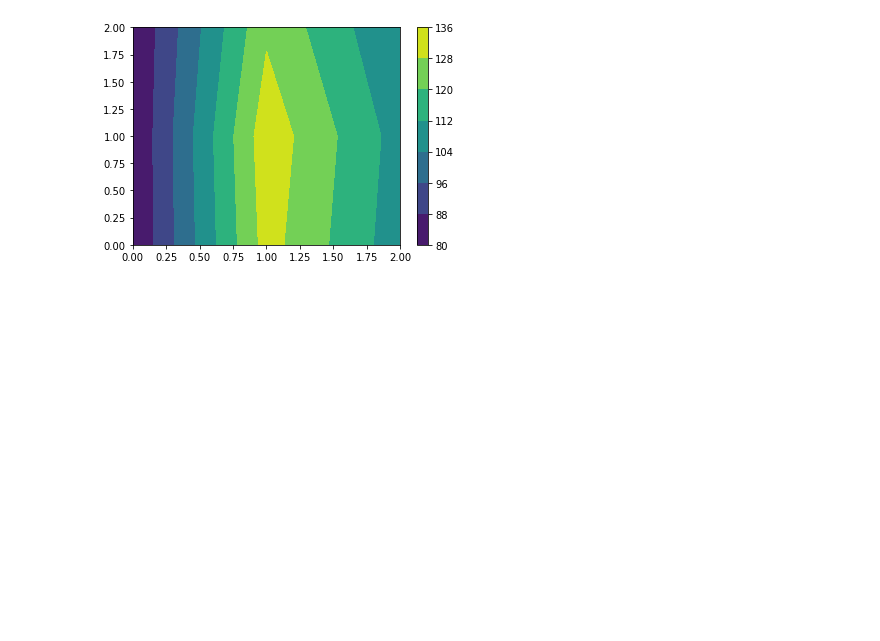
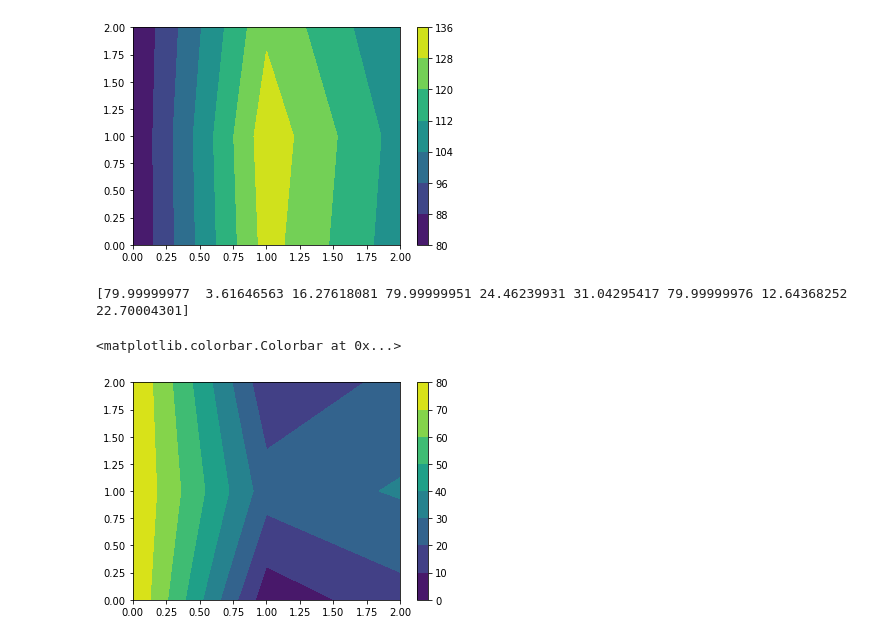
Before and after one commit to seatemelleri/SEA-Temelleri, a Jupyter notebook: Dersler/7_e.ipynb, the cells around one changed output. Saved outputs shown, nothing was run; the diff lists cells and outputs as text; code cells hidden in the pictures; blank space fills up the shorter version.

```diff
--- a/Dersler/7_e.ipynb
+++ b/Dersler/7_e.ipynb
@@ -419,3 +456,19 @@ plt.colorbar()
 # %% [output]
 <matplotlib.colorbar.Colorbar at 0x...>
 [figure]
+# %%
+
+K_kitap = K_global
+f_kitap = np.array([2E12, 4500, 1750, 2E12, 12000, 5000, 2E12, 5500, 2250])
+u_kitap = solve(K_kitap,f_kitap)
+print(u_kitap)
+u_kitap = u_kitap.reshape(nx+1,ny+1)
+
+X,Y = plaka.ağ
+
+plt.contourf(X,Y,u_kitap)
+plt.colorbar()
+# %% [output]
+[79.99999977  3.61646563 16.27618081 79.99999951 24.46239931 31.04295417 79.99999976 12.64368252 22.70004301]
+<matplotlib.colorbar.Colorbar at 0x...>
+[figure, added]
```
Also changed, not shown: parts of 3 cells of this notebook.
